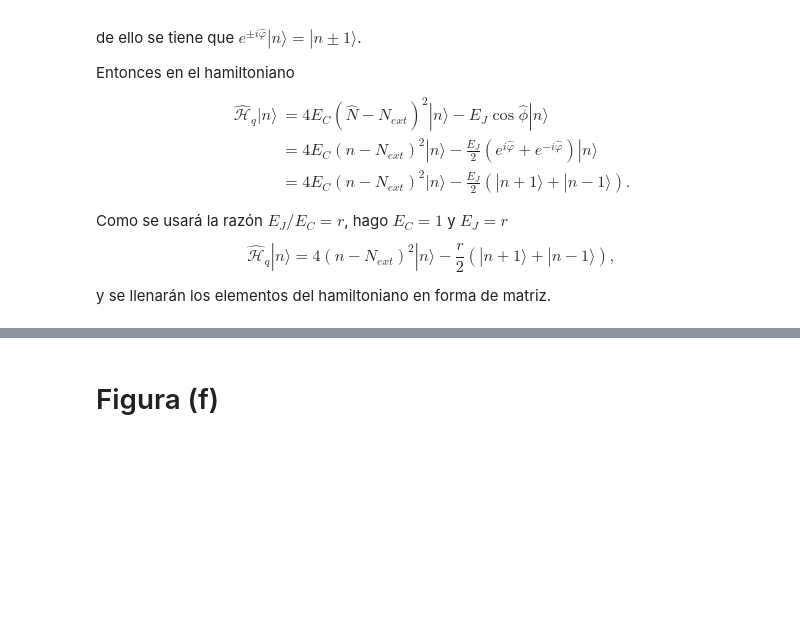
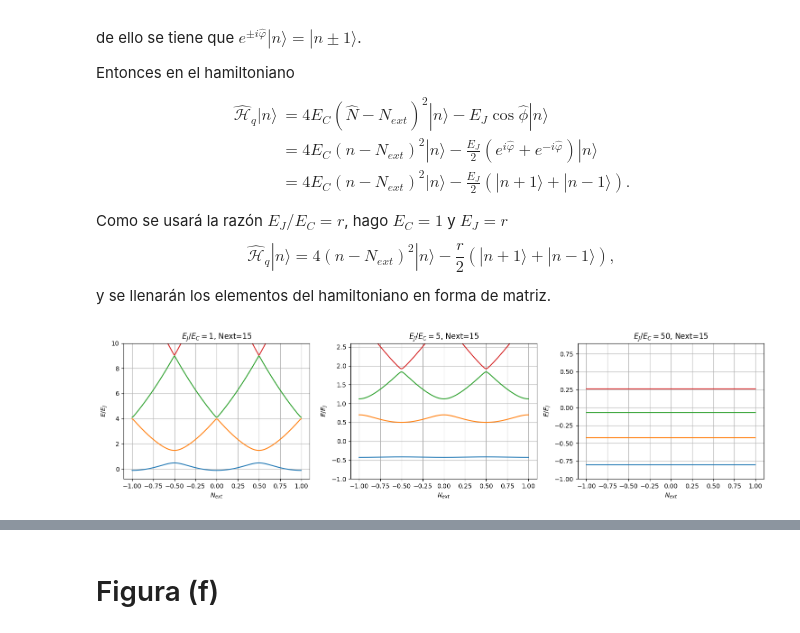
Before and after one commit to Alvaro-SVR/g_b, a Jupyter notebook: registro.ipynb, the cells around one changed output, grey strips where cells are left out. Cells and saved outputs as stored; diff of their text form; code cells hidden in the pictures; blank space fills up the shorter version.

```diff
--- a/registro.ipynb
+++ b/registro.ipynb
@@ -58,38 +58,79 @@ y se llenarán los elementos del hamiltoniano en forma de matriz.
 import numpy as np
 import matplotlib.pyplot as plt
 
-def H_island(r, n):
-    Nmax = 5
+def H_island(r, n, Nmax):
     dim = 2*Nmax + 1
     H = np.zeros((dim,dim))
     n_vals = np.arange(-Nmax, Nmax+1)
 
     for i, n_val in enumerate(n_vals):
         H[i,i] = 4*(n_val - n)**2
 
     for i in range(dim-1):
         H[i, i+1] = -r/2
         H[i+1, i] = -r/2
 
     return H
 
-def H_island_a_c(r, ymin, ymax):
+def H_island_a_c(r, ymin, ymax, Nmax):
     next_rango = np.linspace(-1.0, 1.0, 200)
     autovalores = []
     for next in next_rango:
-        H = H_island(r,next)
+        H = H_island(r,next, Nmax)
         E, _ = np.linalg.eigh(H)
         autovalores.append(E[:4])
 
     autovalores = np.array(autovalores)
 
     plt.figure(figsize=(5,4))
     for i in range(autovalores.shape[1]):
         plt.plot(next_rango, autovalores[:, i]/r, label=f"E{i}")
 
     plt.ylim(ymin, ymax)
     plt.xlabel("$N_{ext}$")
     plt.ylabel("$E/E_J$")
     plt.title(f"$E_J/E_C={r}$")
     plt.grid(True)
     plt.show()
+
+def H_island_a_c_multi(r_list, ymin_list, ymax_list, Nmax_list):
+    nplots = len(r_list)
+    fig, axs = plt.subplots(1, nplots, figsize=(5*nplots, 4), sharey=False)
+
+    if nplots == 1:
+        axs = [axs]
+
+    for ax, r, ymin, ymax, Nmax in zip(axs, r_list, ymin_list, ymax_list, Nmax_list):
+        next_rango = np.linspace(-1.0, 1.0, 200)
+        autovalores = []
+        for next in next_rango:
+            H = H_island(r, next, Nmax)
+            E, _ = np.linalg.eigh(H)
+            autovalores.append(E[:4])
+
+        autovalores = np.array(autovalores)
+
+        for i in range(autovalores.shape[1]):
+            ax.plot(next_rango, autovalores[:, i]/r, label=f"E{i}")
+
+        ax.set_ylim(ymin, ymax)
+        ax.set_xlabel("$N_{ext}$")
+        ax.set_ylabel("$E/E_J$")
+        ax.set_title(f"$E_J/E_C={r}$, Next={Nmax}")
+        ax.grid(True)
+
+    plt.tight_layout()
+    plt.show()
+
+#H_island_a_c(1, -0.8, 10, 15)
+#H_island_a_c(5, -1, 2.6, 15)
+#H_island_a_c(50, -1, 0.9, 15)
+
+r_vals = [1, 5, 50]
+ymin_vals = [-0.8, -1, -1]
+ymax_vals = [10, 2.6, 0.9]
+Nmax_vals = [15, 15, 15]
+
+H_island_a_c_multi(r_vals, ymin_vals, ymax_vals, Nmax_vals)
+# %% [output]
+[figure, added]
```
Also changed, not shown: parts of 3 cells of this notebook.
